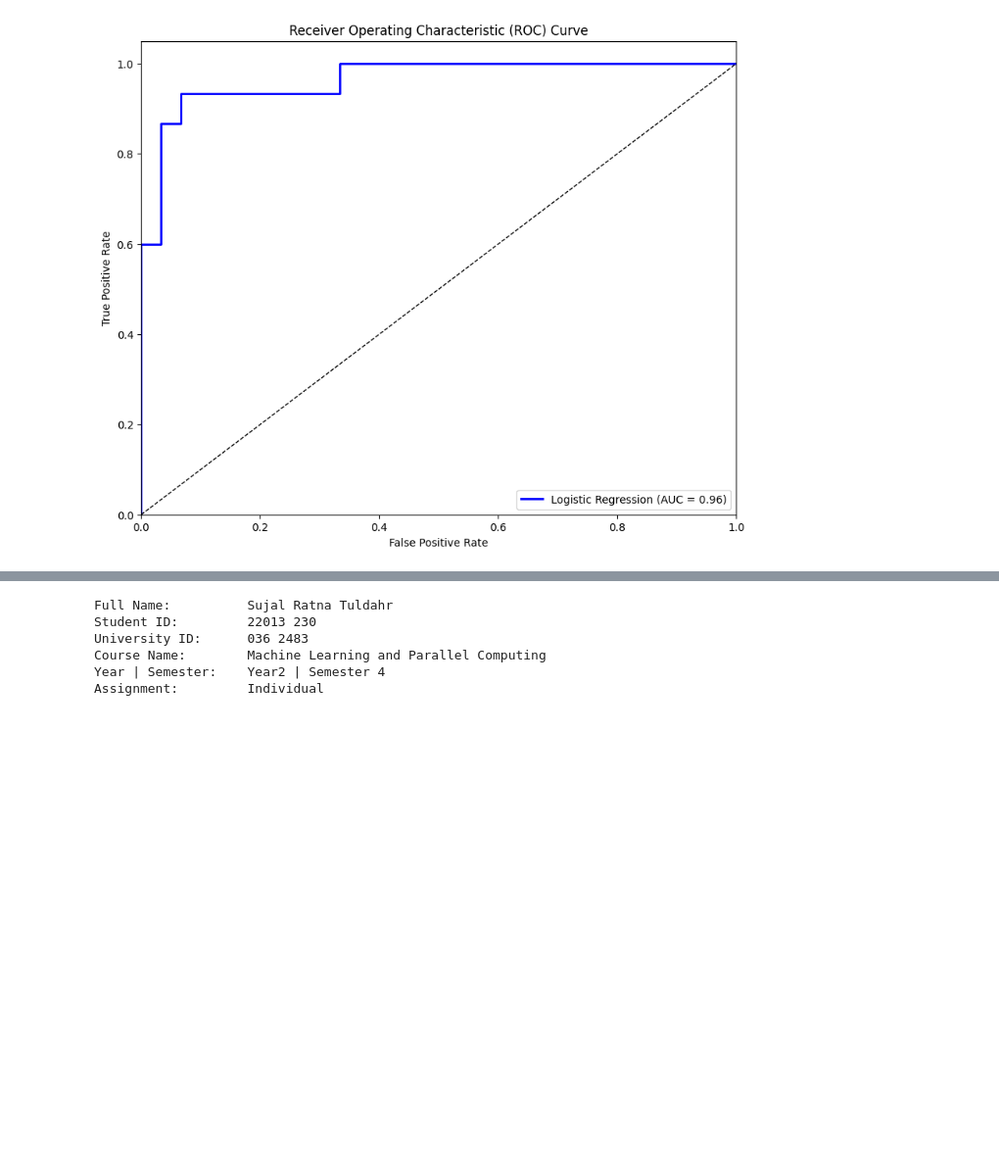
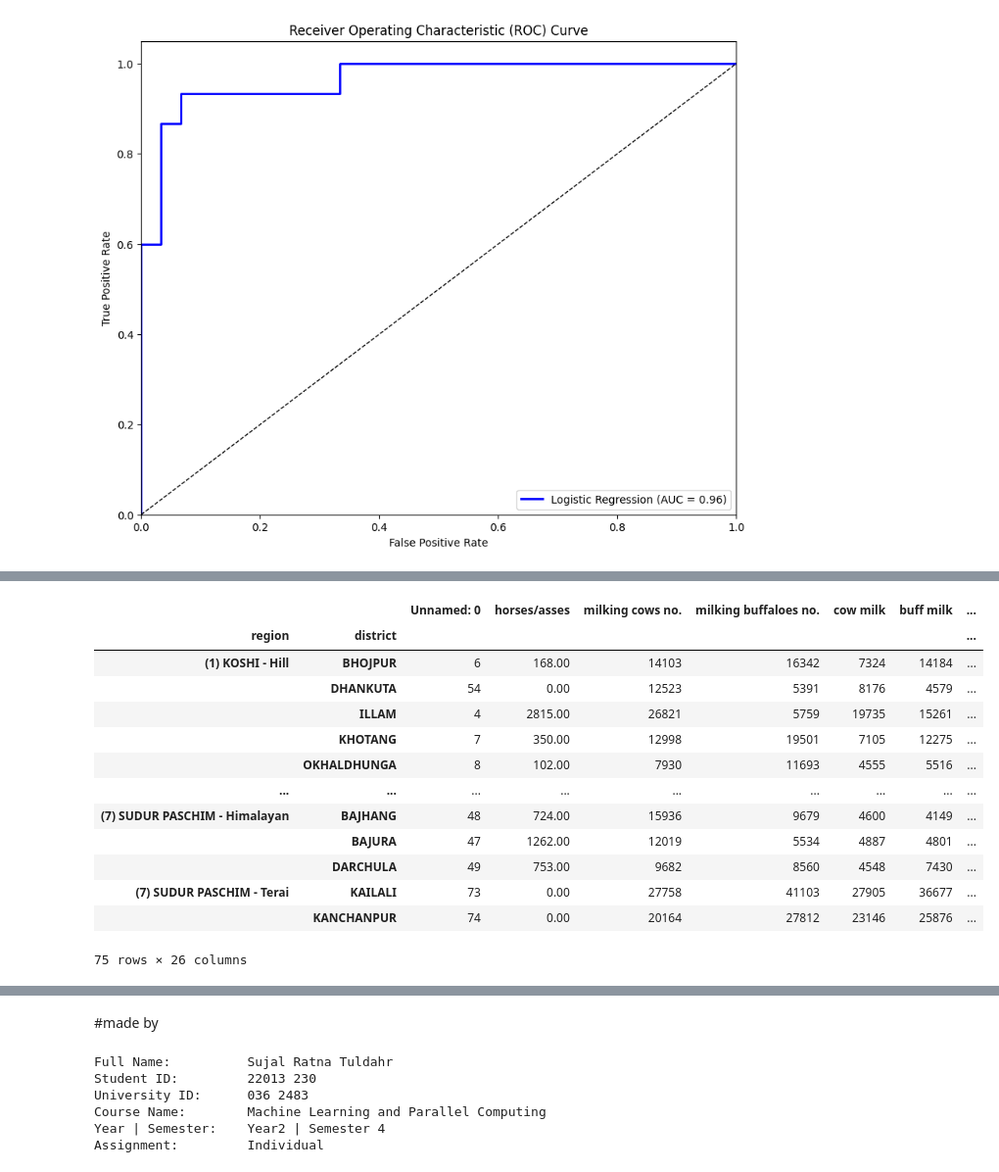
Before and after one commit to TSZJHLR/Machine_Learning-and-Parallel_Computing_with_Python-in-Colaboratory, a Jupyter notebook: Data_Analysis_with_Python.ipynb, the cells around one changed output, grey strips where cells are left out. Shown at 98% size. Saved outputs shown, nothing was run; the diff lists cells and outputs as text; code cells hidden in the pictures; blank space fills up the shorter version.

```diff
--- a/Data_Analysis_with_Python.ipynb
+++ b/Data_Analysis_with_Python.ipynb
@@ -1305,0 +1373,4 @@ plt.show()
+# %%
+province_index = pd.read_csv('/content/drive/MyDrive/mlpc/csv_files/clean/district_province.csv', index_col = ['province','district'])
+pd.set_option('display.max.columns',75)
+display(province_index.sort_index())
@@ -1305,0 +1464,19 @@ plt.show()
+# %%
+region_index = pd.read_csv('/content/drive/MyDrive/mlpc/csv_files/clean/region_index.csv', index_col = ['region','district'])
+pd.set_option('display.max.columns',75)
+display(region_index.sort_index())
+# %% [output]
+|  |  | Unnamed: 0 | horses/asses | milking cows no. | milking buffaloes no. | cow milk | buff milk | ... |
+| region | district |  |  |  |  |  |  | ... |
+| (1) KOSHI - Hill | BHOJPUR | 6 | 168.00 | 14103 | 16342 | 7324 | 14184 | ... |
+|  | DHANKUTA | 54 | 0.00 | 12523 | 5391 | 8176 | 4579 | ... |
+|  | ILLAM | 4 | 2815.00 | 26821 | 5759 | 19735 | 15261 | ... |
+|  | KHOTANG | 7 | 350.00 | 12998 | 19501 | 7105 | 12275 | ... |
+|  | OKHALDHUNGA | 8 | 102.00 | 7930 | 11693 | 4555 | 5516 | ... |
+| ... | ... | ... | ... | ... | ... | ... | ... | ... |
+| (7) SUDUR PASCHIM - Himalayan | BAJHANG | 48 | 724.00 | 15936 | 9679 | 4600 | 4149 | ... |
+|  | BAJURA | 47 | 1262.00 | 12019 | 5534 | 4887 | 4801 | ... |
+|  | DARCHULA | 49 | 753.00 | 9682 | 8560 | 4548 | 7430 | ... |
+| (7) SUDUR PASCHIM - Terai | KAILALI | 73 | 0.00 | 27758 | 41103 | 27905 | 36677 | ... |
+|  | KANCHANPUR | 74 | 0.00 | 20164 | 27812 | 23146 | 25876 | ... |
+75 rows × 26 columns
@@ -1306,3 +1489,5 @@ plt.show()
+# %% [markdown]
+#made by
 # %%
 my_details = {
     'full_name': 'Sujal Ratna Tuldahr',
```
Also changed, not shown: parts of 31 cells of this notebook.
